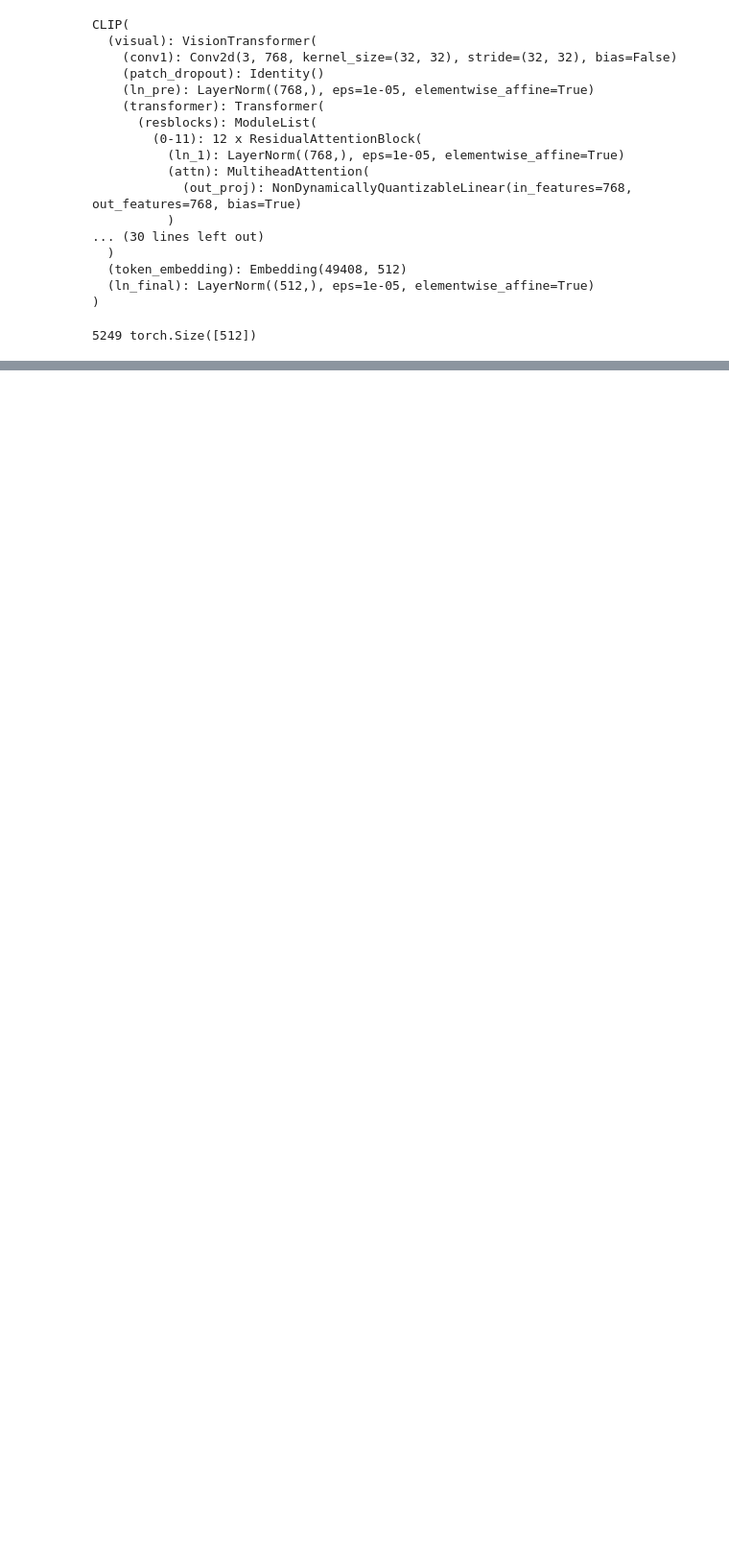
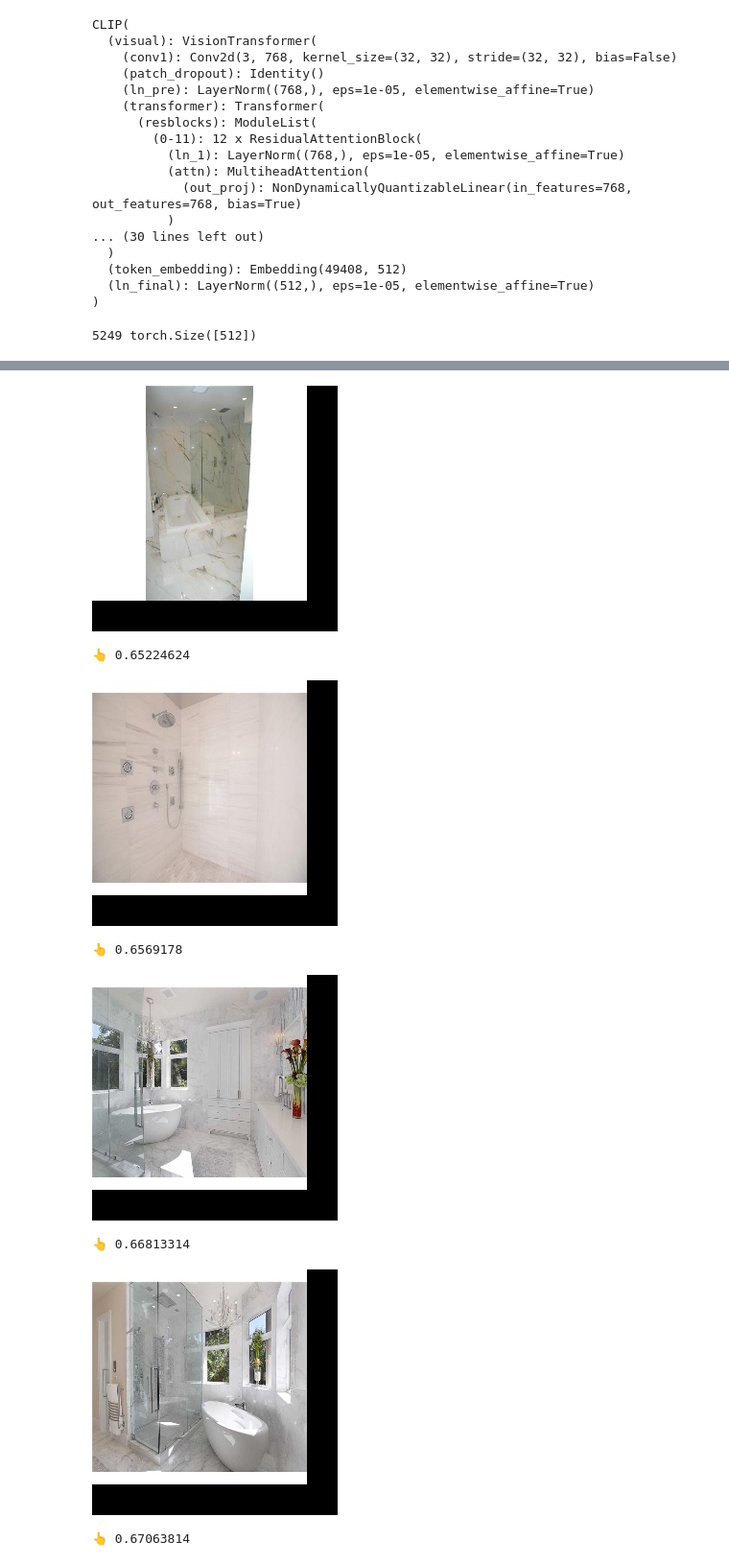
Before and after one commit to maxdotio/ai-search-training, a Jupyter notebook: ai-search-lab/notebooks/07-CLIP.ipynb, the cells around one changed output, grey strips where cells are left out. Shown at 96% size. Saved outputs shown, nothing was run; the diff lists cells and outputs as text; code cells hidden in the pictures; blank space fills up the shorter version.

```diff
--- a/ai-search-lab/notebooks/07-CLIP.ipynb
+++ b/ai-search-lab/notebooks/07-CLIP.ipynb
@@ -120,17 +100,16 @@ def embed_text(text):
         text_features /= text_features.norm(dim=-1, keepdim=True) #Normalization is required!
     return text_features
 # %%
-from IPython.display import Image, display
-
 # Function to display images
 def display_images(image_paths,distances):
     for idx,path in enumerate(image_paths):
-        display(Image(filename=path))
+        display(IP_Image(filename=path))
         print('👆',distances[idx])
 # %%
-def search(text,k=10):
+# This will search and display nearest images given a text query
+nbrs = NearestNeighbors(n_neighbors=10, metric='cosine').fit(image_embeddings.cpu().numpy())
+def search(text):
     text_embedding = embed_text(text)
-    nbrs = NearestNeighbors(n_neighbors=k, metric='cosine').fit(image_embeddings.cpu().numpy())
     distances, indices = nbrs.kneighbors(text_embedding.cpu().numpy())
     nearest_images = [image_paths[i] for i in indices[0]]
     display_images(nearest_images, distances[0])
@@ -153,0 +132,11 @@ search('large kitchen island colonial')
+# %%
+search('white marble shower stall')
+# %% [output]
+[figure, added]
+👆 0.65224624
+[figure, added]
+👆 0.6569178
+[figure, added]
+👆 0.66813314
+[figure, added]
+👆 0.67063814
```
Also changed, not shown: parts of 12 cells of this notebook, 6 other files.
